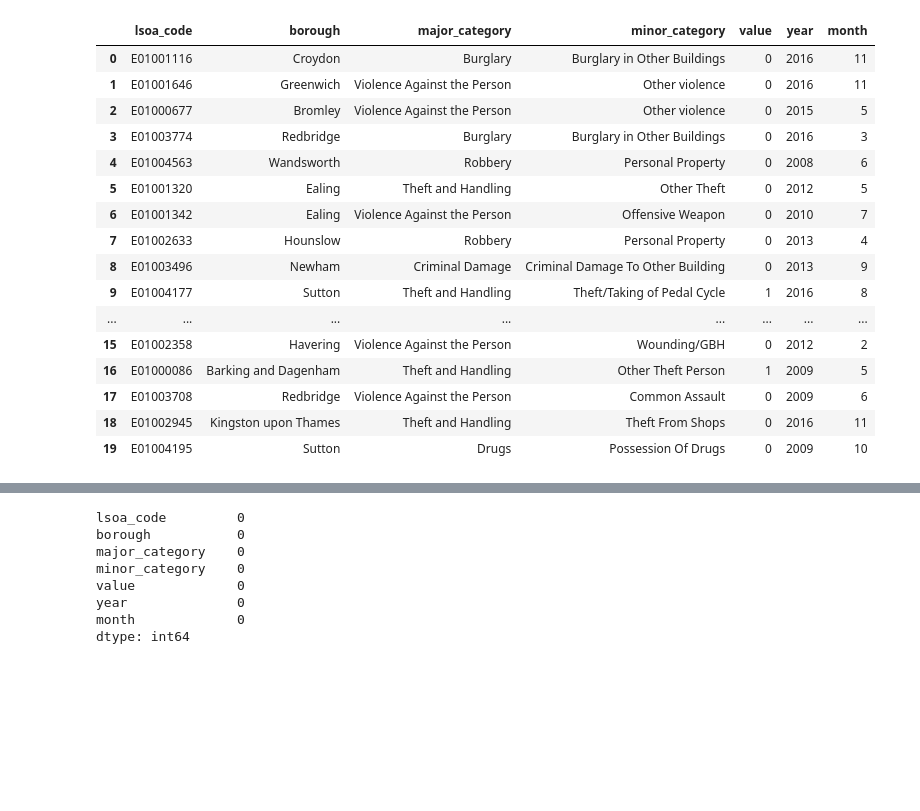
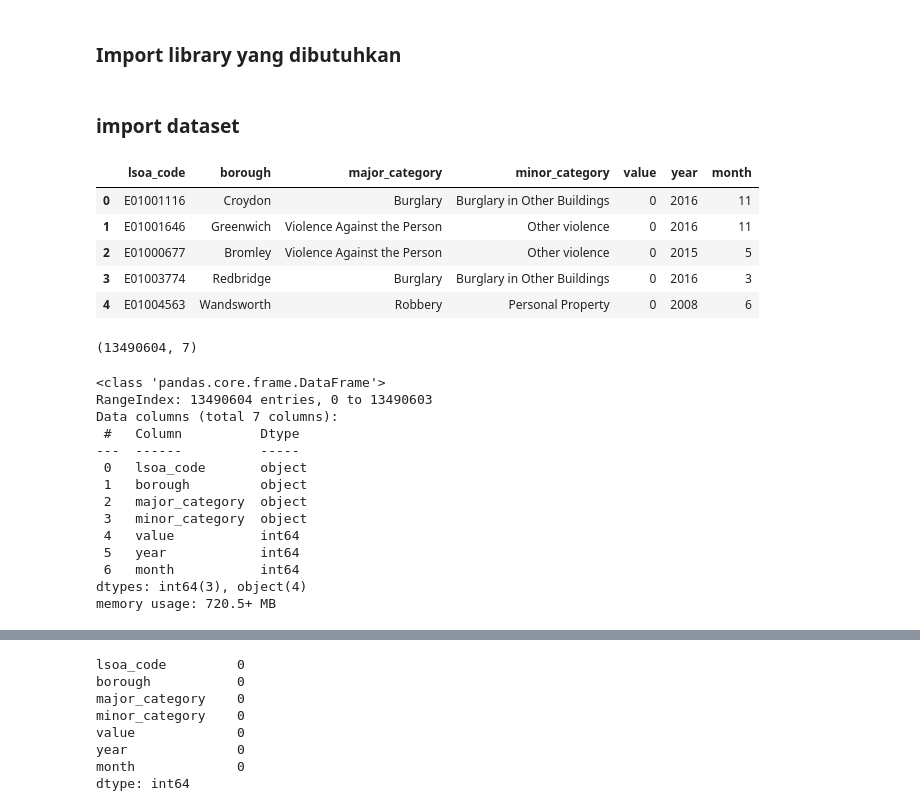
Before and after one commit to zulkarnain15/PTYN-KS-003, a Jupyter notebook: assigment_1/PYTN_Assgn_1_3_Zulkarnain.ipynb, the cells around one changed output, grey strips where cells are left out. Saved outputs shown, nothing was run; the diff lists cells and outputs as text; code cells hidden in the pictures; blank space fills up the shorter version.

```diff
--- a/assigment_1/PYTN_Assgn_1_3_Zulkarnain.ipynb
+++ b/assigment_1/PYTN_Assgn_1_3_Zulkarnain.ipynb
@@ -1,3 +1,5 @@
+# %% [markdown]
+### Import library yang dibutuhkan
 # %%
 import pandas as pd
 import numpy as np
@@ -6,21 +10,33 @@ import matplotlib.pyplot as plt
+# %% [markdown]
+### import dataset
 # %%
-df_london_crime = pd.read_csv('./dataset/london_crime_by_lsoa.csv')
-df_london_crime.head(20)
+df_london_crime= pd.read_csv('./dataset/london_crime_by_lsoa.csv')
+df_london_crime.head()
 # %% [output]
 |  | lsoa_code | borough | major_category | minor_category | value | year | month |
 | 0 | E01001116 | Croydon | Burglary | Burglary in Other Buildings | 0 | 2016 | 11 |
 | 1 | E01001646 | Greenwich | Violence Against the Person | Other violence | 0 | 2016 | 11 |
 | 2 | E01000677 | Bromley | Violence Against the Person | Other violence | 0 | 2015 | 5 |
 | 3 | E01003774 | Redbridge | Burglary | Burglary in Other Buildings | 0 | 2016 | 3 |
 | 4 | E01004563 | Wandsworth | Robbery | Personal Property | 0 | 2008 | 6 |
-| 5 | E01001320 | Ealing | Theft and Handling | Other Theft | 0 | 2012 | 5 |
-| 6 | E01001342 | Ealing | Violence Against the Person | Offensive Weapon | 0 | 2010 | 7 |
-| 7 | E01002633 | Hounslow | Robbery | Personal Property | 0 | 2013 | 4 |
-| 8 | E01003496 | Newham | Criminal Damage | Criminal Damage To Other Building | 0 | 2013 | 9 |
-| 9 | E01004177 | Sutton | Theft and Handling | Theft/Taking of Pedal Cycle | 1 | 2016 | 8 |
-| ... | ... | ... | ... | ... | ... | ... | ... |
-| 15 | E01002358 | Havering | Violence Against the Person | Wounding/GBH | 0 | 2012 | 2 |
-| 16 | E01000086 | Barking and Dagenham | Theft and Handling | Other Theft Person | 1 | 2009 | 5 |
-| 17 | E01003708 | Redbridge | Violence Against the Person | Common Assault | 0 | 2009 | 6 |
-| 18 | E01002945 | Kingston upon Thames | Theft and Handling | Theft From Shops | 0 | 2016 | 11 |
-| 19 | E01004195 | Sutton | Drugs | Possession Of Drugs | 0 | 2009 | 10 |
+# %%
+df_london_crime.shape
+# %% [output]
+(13490604, 7)
+# %%
+df_london_crime.info()
+# %% [output]
+<class 'pandas.core.frame.DataFrame'>
+RangeIndex: 13490604 entries, 0 to 13490603
+Data columns (total 7 columns):
+ #   Column          Dtype
+---  ------          -----
+ 0   lsoa_code       object
+ 1   borough         object
+ 2   major_category  object
+ 3   minor_category  object
+ 4   value           int64
+ 5   year            int64
+ 6   month           int64
+dtypes: int64(3), object(4)
+memory usage: 720.5+ MB
```
Also changed, not shown: parts of 14 cells of this notebook, 1 other file.
